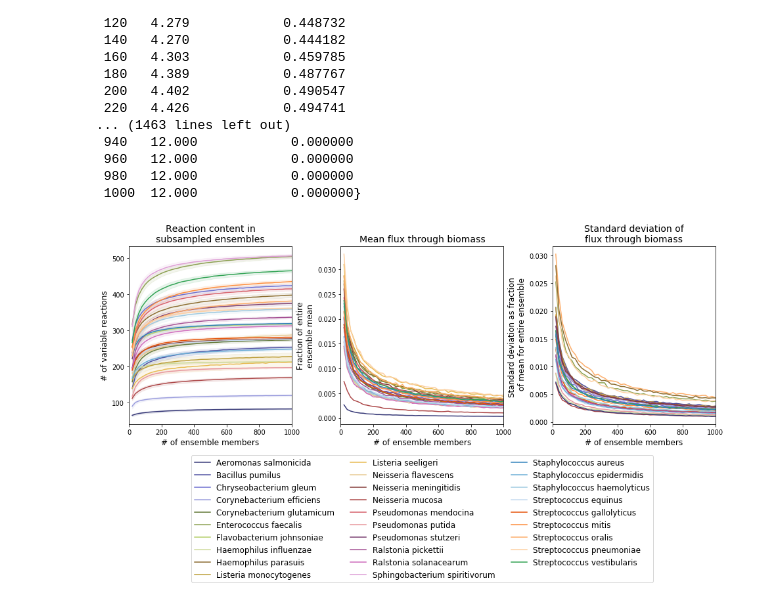
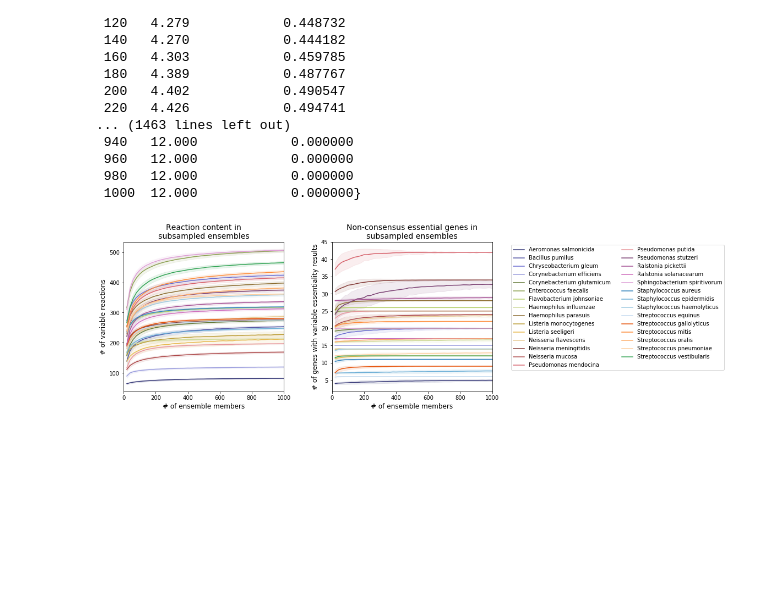
Before and after one commit to gregmedlock/ssl_ensembles, a Jupyter notebook: bin/subsample_ensembles.ipynb, the cells around one changed output. Cells and saved outputs as stored; diff of their text form; code cells hidden in the pictures; blank space fills up the shorter version.

Commit message:
updated subsampling with gene essentiality subsamples and split into main text figure and supp figure

```diff
--- a/bin/subsample_ensembles.ipynb
+++ b/bin/subsample_ensembles.ipynb
@@ -222,62 +222,74 @@ species_names = sorted(species_names)
 for i in range(0,len(feature_plotframes.keys())):
     color_dict[species_names[i]] = tableau20[i]
 
-fig,ax = plt.subplots(1,3)
+fig,ax = plt.subplots(1,2)
 for species in species_names:
     plotframe = feature_plotframes[species]
     ax[0].plot(plotframe.index,plotframe['mean'],label=species,color=color_dict[species])
     ax[0].fill_between(plotframe.index,
                 plotframe['mean']+plotframe['standard deviation'],
                 plotframe['mean']-plotframe['standard deviation'],
                alpha = 0.1,color=color_dict[species])
 ax[0].set_title('Reaction content in\nsubsampled ensembles',fontsize=14)
 ax[0].set_xlabel('# of ensemble members',fontsize=12)
 ax[0].set_ylabel('# of variable reactions',fontsize=12)
 ax[0].set_xlim([0,1000])
 
+for species in species_names:
+    plotframe = gene_plotframes[species]
+    ax[1].plot(plotframe.index,plotframe['mean'],label=species,color=color_dict[species])
+    ax[1].fill_between(plotframe.index,
+                plotframe['mean']+plotframe['standard deviation'],
+                plotframe['mean']-plotframe['standard deviation'],
+               alpha = 0.1,color=color_dict[species])
+ax[1].set_title('Non-consensus essential genes in\nsubsampled ensembles',fontsize=14)
+ax[1].set_xlabel('# of ensemble members',fontsize=12)
+ax[1].set_ylabel('# of genes with variable essentiality results',fontsize=12)
+ax[1].set_xlim([0,1000])
 
-for species in species_names:
-    plotframe = bm_flux_mean_plotframes[species]
-    #ax[1].plot(plotframe.index,plotframe['mean'], label=species, color=color_dict[species])
-    ax[1].plot(plotframe.index,plotframe['standard_deviation'], label=species, color=color_dict[species])
-    #ax[1].fill_between(plotframe.index,
-    #            plotframe['mean']+plotframe['standard_deviation'],
-    #            plotframe['mean']-plotframe['standard_deviation'],
-    #           alpha = 0.1, color=color_dict[species])
-ax[1].set_title('Mean flux through biomass',fontsize=14)
-ax[1].set_xlabel('# of ensemble members',fontsize=12)
-ax[1].set_ylabel('Fraction of entire\nensemble mean',fontsize=12)
-ax[1].set_xlim([0,1001])
 
-for species in bm_flux_std_plotframes.keys():
-    plotframe = bm_flux_std_plotframes[species]
-    #ax[2].plot(plotframe.index,plotframe['mean'], label=species, color=color_dict[species])
-    ax[2].plot(plotframe.index,plotframe['standard_deviation'], label=species, color=color_dict[species])
-    #ax[2].fill_between(plotframe.index,
-    #            plotframe['mean']+plotframe['standard_deviation'],
-    #            plotframe['mean']-plotframe['standard_deviation'],
-    #           alpha = 0.2, color=color_dict[species])
-ax[2].set_title('Standard deviation of\nflux through biomass',fontsize=14)
-ax[2].set_xlabel('# of ensemble members',fontsize=12)
-ax[2].set_ylabel('Standard deviation as fraction \n of mean for entire ensemble',fontsize=12)
-ax[2].set_xlim([0,1001])
+# for species in species_names:
+#     plotframe = bm_flux_mean_plotframes[species]
+#     #ax[1].plot(plotframe.index,plotframe['mean'], label=species, color=color_dict[species])
+#     ax[1].plot(plotframe.index,plotframe['standard_deviation'], label=species, color=color_dict[species])
+#     #ax[1].fill_between(plotframe.index,
+#     #            plotframe['mean']+plotframe['standard_deviation'],
+#     #            plotframe['mean']-plotframe['standard_deviation'],
+#     #           alpha = 0.1, color=color_dict[species])
+# ax[1].set_title('Mean flux through biomass',fontsize=14)
+# ax[1].set_xlabel('# of ensemble members',fontsize=12)
+# ax[1].set_ylabel('Fraction of entire\nensemble mean',fontsize=12)
+# ax[1].set_xlim([0,1001])
+
+# for species in bm_flux_std_plotframes.keys():
+#     plotframe = bm_flux_std_plotframes[species]
+#     #ax[2].plot(plotframe.index,plotframe['mean'], label=species, color=color_dict[species])
+#     ax[2].plot(plotframe.index,plotframe['standard_deviation'], label=species, color=color_dict[species])
+#     #ax[2].fill_between(plotframe.index,
+#     #            plotframe['mean']+plotframe['standard_deviation'],
+#     #            plotframe['mean']-plotframe['standard_deviation'],
+#     #           alpha = 0.2, color=color_dict[species])
+# ax[2].set_title('Standard deviation of\nflux through biomass',fontsize=14)
+# ax[2].set_xlabel('# of ensemble members',fontsize=12)
+# ax[2].set_ylabel('Standard deviation as fraction \n of mean for entire ensemble',fontsize=12)
+# ax[2].set_xlim([0,1001])
 
 ax0_legend = dict(zip(ax[0].get_legend_handles_labels()[1],ax[0].get_legend_handles_labels()[0]))
 ax0_legend = dict(zip(ax[0].get_legend_handles_labels()[1],ax[0].get_legend_handles_labels()[0]))
 ax0_legend = dict(zip(ax[0].get_legend_handles_labels()[1],ax[0].get_legend_handles_labels()[0]))
 
 
-fig.set_size_inches(16,5)
+fig.set_size_inches(12,5)
 leg = ax[1].legend(ax[1].get_legend_handles_labels()[0],
           ax[1].get_legend_handles_labels()[1],
-          loc='upper center',
-          bbox_to_anchor=(0.5,-0.15),
-          ncol=3,
-          fontsize=12)
+          loc='upper left',
+          bbox_to_anchor=(1.1,1),
+          ncol=2,
+          fontsize=10)
 #fig.tight_layout()
 #fig.subplots_adjust(bottom=0.5)
 fig.subplots_adjust(wspace=0.3)
 fig.savefig('../results/ensemble_subsampling.svg',bbox_inches="tight",bbox_extra_artists=(leg,))
 fig.savefig('../results/ensemble_subsampling.png',bbox_inches="tight",bbox_extra_artists=(leg,))
 # %% [output]
-[figure, old version]
+[figure, new version]
```
Also changed, not shown: parts of 3 cells of this notebook, 7 other files.
